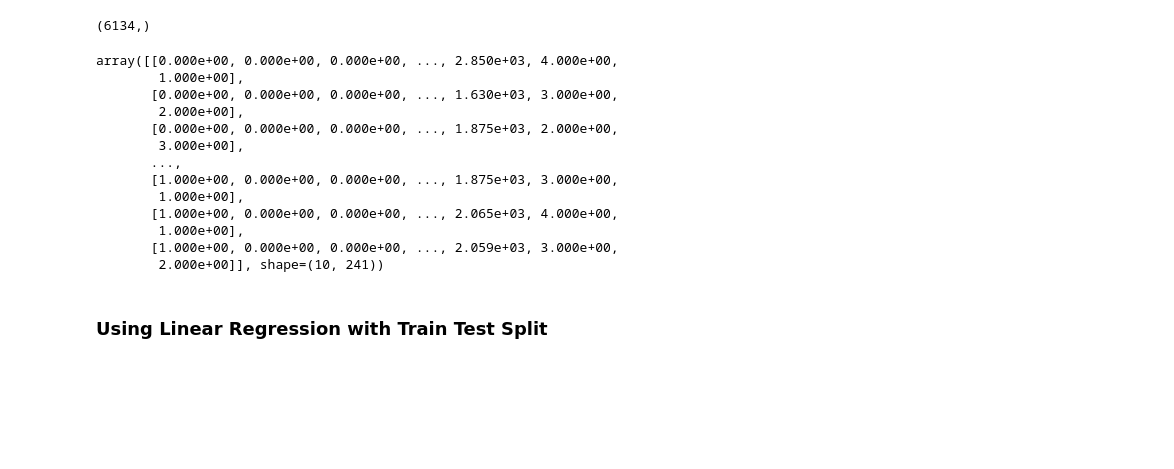
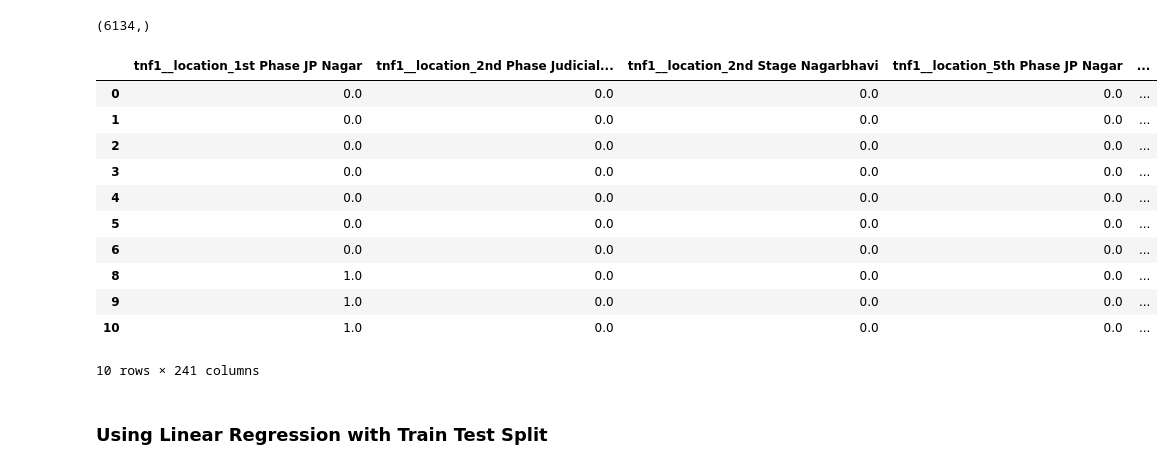
Before and after one commit to SSarkar-1/Bangalore-Home-Price-Prediction, a Jupyter notebook: BLR.ipynb, the cells around one changed output. Cells and saved outputs as stored; diff of their text form; code cells hidden in the pictures; blank space fills up the shorter version.

```diff
--- a/BLR.ipynb
+++ b/BLR.ipynb
@@ -537,23 +547,23 @@ y.shape
 # %%
 ct=ColumnTransformer(transformers=[
     ('tnf1',OneHotEncoder(sparse_output=False,drop='first'),['location'])
 ],remainder='passthrough')
+ct.set_output(transform='pandas')
 x=ct.fit_transform(x)
-x[:10,:]
+x.head(10)
 # %% [output]
+|  | tnf1__location_1st Phase JP Nagar | tnf1__location_2nd Phase Judicial... | tnf1__location_2nd Stage Nagarbhavi | tnf1__location_5th Phase JP Nagar | ... |
+| 0 | 0.0 | 0.0 | 0.0 | 0.0 | ... |
+| 1 | 0.0 | 0.0 | 0.0 | 0.0 | ... |
+| 2 | 0.0 | 0.0 | 0.0 | 0.0 | ... |
+| 3 | 0.0 | 0.0 | 0.0 | 0.0 | ... |
+| 4 | 0.0 | 0.0 | 0.0 | 0.0 | ... |
+| 5 | 0.0 | 0.0 | 0.0 | 0.0 | ... |
+| 6 | 0.0 | 0.0 | 0.0 | 0.0 | ... |
+| 8 | 1.0 | 0.0 | 0.0 | 0.0 | ... |
+| 9 | 1.0 | 0.0 | 0.0 | 0.0 | ... |
+| 10 | 1.0 | 0.0 | 0.0 | 0.0 | ... |
-array([[0.000e+00, 0.000e+00, 0.000e+00, ..., 2.850e+03, 4.000e+00,
-        1.000e+00],
-       [0.000e+00, 0.000e+00, 0.000e+00, ..., 1.630e+03, 3.000e+00,
-        2.000e+00],
-       [0.000e+00, 0.000e+00, 0.000e+00, ..., 1.875e+03, 2.000e+00,
-        3.000e+00],
-       ...,
-       [1.000e+00, 0.000e+00, 0.000e+00, ..., 1.875e+03, 3.000e+00,
-        1.000e+00],
-       [1.000e+00, 0.000e+00, 0.000e+00, ..., 2.065e+03, 4.000e+00,
-        1.000e+00],
-       [1.000e+00, 0.000e+00, 0.000e+00, ..., 2.059e+03, 3.000e+00,
-        2.000e+00]], shape=(10, 241))
+10 rows × 241 columns
 # %% [markdown]
 ### Using Linear Regression with Train Test Split
 # %%
```
Also changed, not shown: parts of 12 cells of this notebook, 2 other files.
